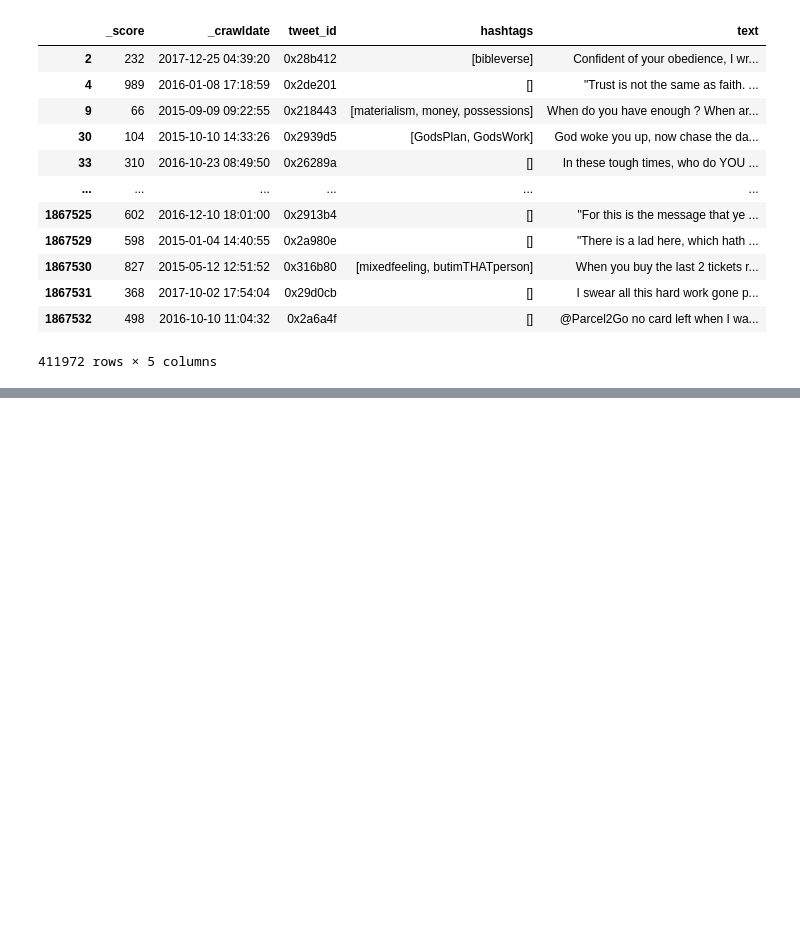
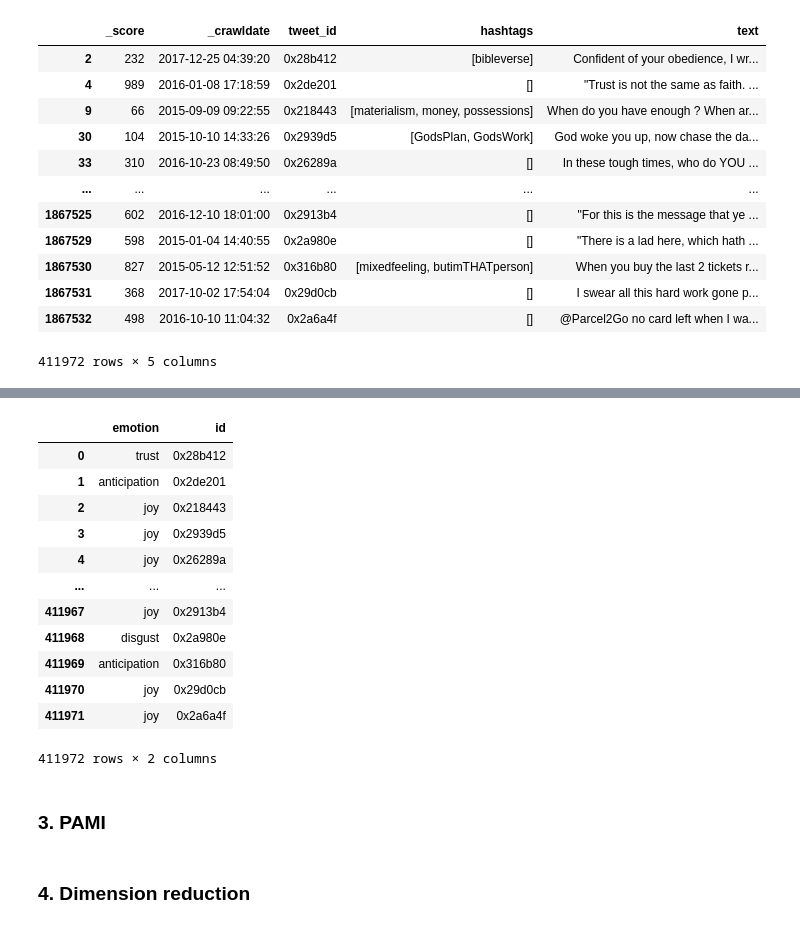
Before and after one commit to En90/DM2024-Lab2-Master, a Jupyter notebook: DM2024-Lab2-Homework.ipynb, the cells around one changed output, grey strips where cells are left out. Drawn from its saved outputs; the diff is of its cells as text; code cells hidden in the pictures; blank space fills up the shorter version.

```diff
--- a/DM2024-Lab2-Homework.ipynb
+++ b/DM2024-Lab2-Homework.ipynb
@@ -178,0 +270,12 @@ test_df
+# %%
+tfidf_vectorizer = TfidfVectorizer(max_features=20000)  # Limit number of terms if needed
+#tfidf_vectorizer = TfidfVectorizer()
+tfidf_vectorizer.fit(train_df['text'])
+tfidf_matrix_train = tfidf_vectorizer.transform(train_df['text'])
+terms = tfidf_vectorizer.get_feature_names_out()
+
+category_mapping = dict(train_df[['numerical_emotion', 'emotion']].drop_duplicates().values)
+target_names = [category_mapping[label] for label in sorted(category_mapping.keys())]
+print(target_names)
+
+X_train, X_test, y_train, y_test = train_test_split(tfidf_matrix_train, train_df['numerical_emotion'], test_size=0.3, random_state=42)
@@ -178,0 +284,14 @@ test_df
+# %%
+DT_model = DecisionTreeClassifier(random_state=1, min_samples_split=50, min_samples_leaf=25)
+DT_model = DT_model.fit(X_train, y_train)
+
+y_train_pred = DT_model.predict(X_train)
+y_test_pred = DT_model.predict(X_test)
+
+print("test: ")
+print("Accuracy:", accuracy_score(y_test, y_test_pred))
+print("\nClassification Report:\n", classification_report(y_test, y_test_pred, target_names=target_names, digits=4))
+
+print("train: ")
+print("Accuracy:", accuracy_score(y_train, y_train_pred))
+print("\nClassification Report:\n", classification_report(y_train, y_train_pred, target_names=target_names, digits=4))
@@ -178,0 +316,23 @@ test_df
+# %%
+tfidf_matrix_test = tfidf_vectorizer.transform(test_df['text'])
+y_pred = DT_model.predict(tfidf_matrix_test)
+# %%
+list_of_tuples = list(zip(y_pred, test_df['tweet_id'].values))
+result = pd.DataFrame(list_of_tuples, columns=['emotion', 'id'])
+result['emotion'] = result['emotion'].apply(lambda r: category_mapping.get(r))
+# %%
+result
+# %% [output]
+|  | emotion | id |
+| 0 | trust | 0x28b412 |
+| 1 | anticipation | 0x2de201 |
+| 2 | joy | 0x218443 |
+| 3 | joy | 0x2939d5 |
+| 4 | joy | 0x26289a |
+| ... | ... | ... |
+| 411967 | joy | 0x2913b4 |
+| 411968 | disgust | 0x2a980e |
+| 411969 | anticipation | 0x316b80 |
+| 411970 | joy | 0x29d0cb |
+| 411971 | joy | 0x2a6a4f |
+411972 rows × 2 columns
@@ -178,0 +341,2 @@ test_df
+# %% [markdown]
+### 3. PAMI
@@ -178,0 +382,2 @@ test_df
+# %% [markdown]
+### 4. Dimension reduction
```
Also changed, not shown: parts of 19 cells of this notebook.
